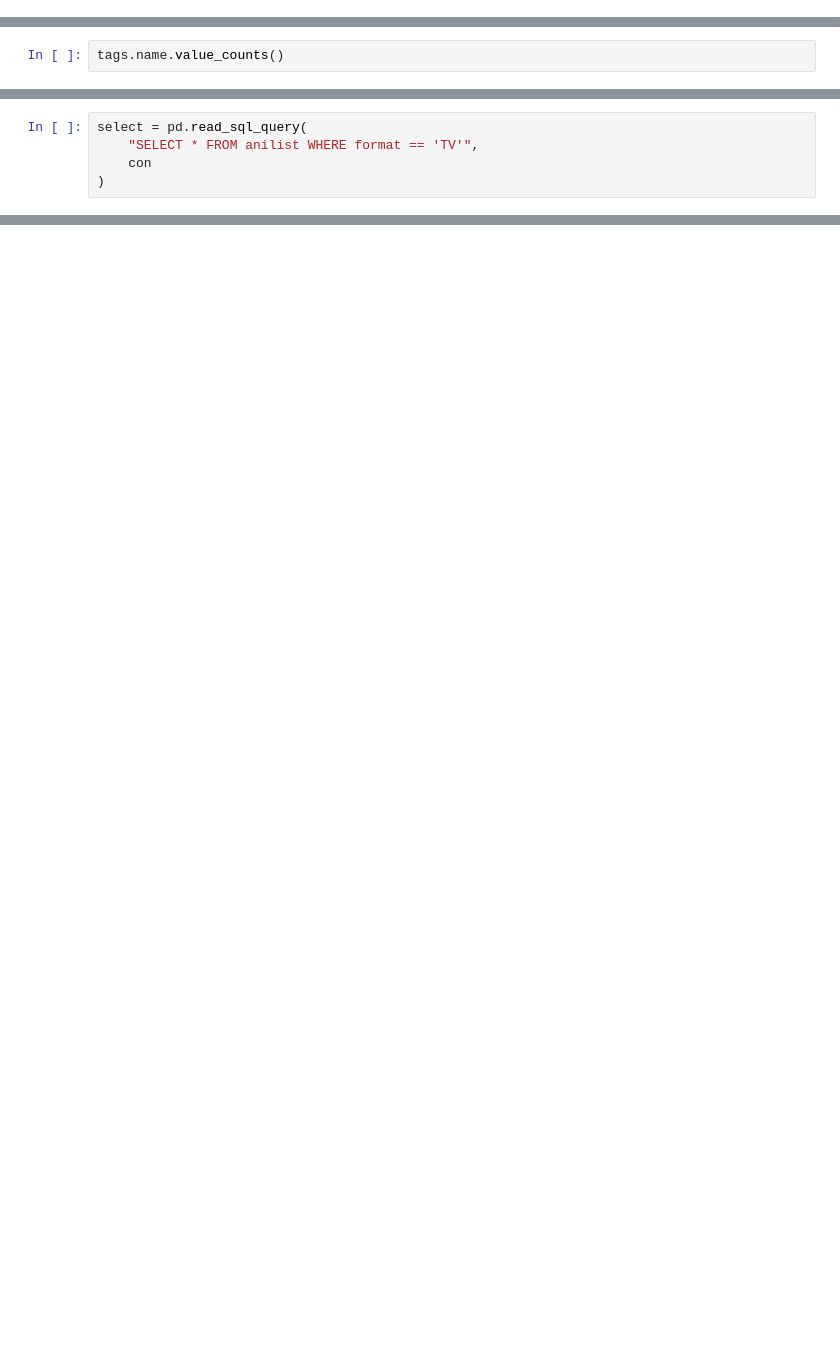
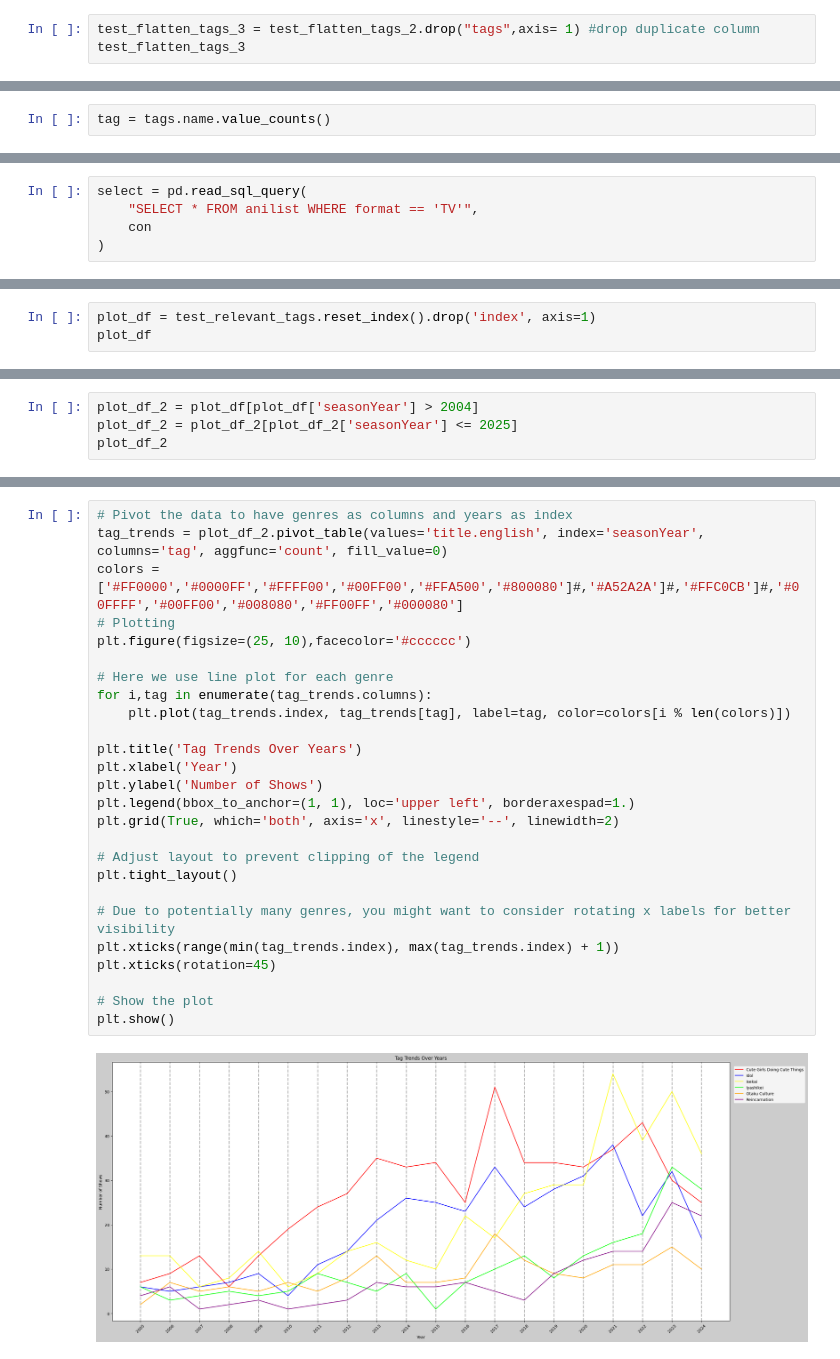
Before and after one commit to leolion023/Anilist, a Jupyter notebook: new_test.ipynb, the cells around one changed output, grey strips where cells are left out. Saved outputs shown, nothing was run; the diff lists cells and outputs as text; blank space fills up the shorter version.

```diff
--- a/new_test.ipynb
+++ b/new_test.ipynb
@@ -376,0 +479,3 @@ test_flatten_tags
+# %%
+test_flatten_tags_3 = test_flatten_tags_2.drop("tags",axis= 1) #drop duplicate column
+test_flatten_tags_3
@@ -377,4 +542,4 @@ test_flatten_tags
 # %%
 tags = pd.json_normalize(test_flatten_tags['tags'])
 # %%
-tags.name.value_counts()
+tag = tags.name.value_counts()
@@ -431,0 +583,3 @@ select
+# %%
+plot_df = test_relevant_tags.reset_index().drop('index', axis=1)
+plot_df
@@ -431,0 +616,4 @@ select
+# %%
+plot_df_2 = plot_df[plot_df['seasonYear'] > 2004]
+plot_df_2 = plot_df_2[plot_df_2['seasonYear'] <= 2025]
+plot_df_2
@@ -431,0 +634,28 @@ select
+# %%
+# Pivot the data to have genres as columns and years as index
+tag_trends = plot_df_2.pivot_table(values='title.english', index='seasonYear', columns='tag', aggfunc='count', fill_value=0)
+colors = ['#FF0000','#0000FF','#FFFF00','#00FF00','#FFA500','#800080']#,'#A52A2A']#,'#FFC0CB']#,'#00FFFF','#00FF00','#008080','#FF00FF','#000080']
+# Plotting
+plt.figure(figsize=(25, 10),facecolor='#cccccc')
+
+# Here we use line plot for each genre
+for i,tag in enumerate(tag_trends.columns):
+    plt.plot(tag_trends.index, tag_trends[tag], label=tag, color=colors[i % len(colors)])
+
+plt.title('Tag Trends Over Years')
+plt.xlabel('Year')
+plt.ylabel('Number of Shows')
+plt.legend(bbox_to_anchor=(1, 1), loc='upper left', borderaxespad=1.)
+plt.grid(True, which='both', axis='x', linestyle='--', linewidth=2)
+
+# Adjust layout to prevent clipping of the legend
+plt.tight_layout()
+
+# Due to potentially many genres, you might want to consider rotating x labels for better visibility
+plt.xticks(range(min(tag_trends.index), max(tag_trends.index) + 1))
+plt.xticks(rotation=45)
+
+# Show the plot
+plt.show()
+# %% [output]
+[figure, added]
```
Also changed, not shown: parts of 46 cells of this notebook, 7 other files.
